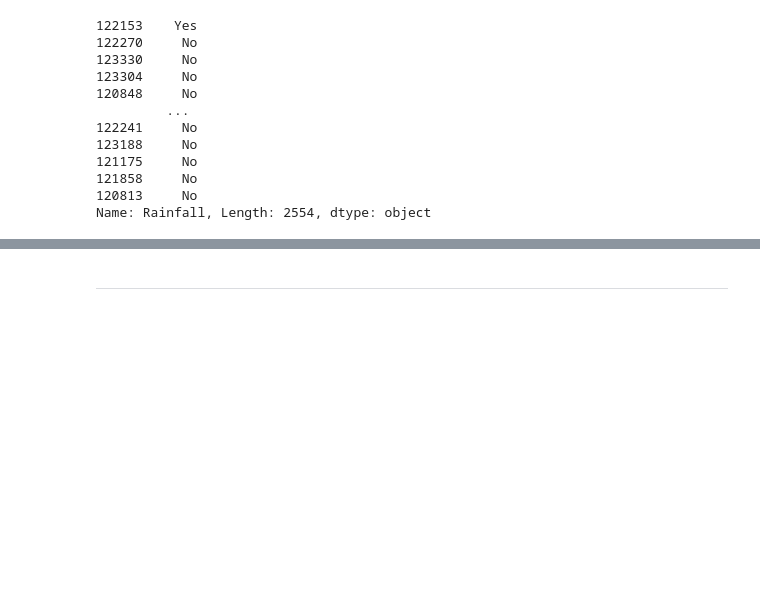
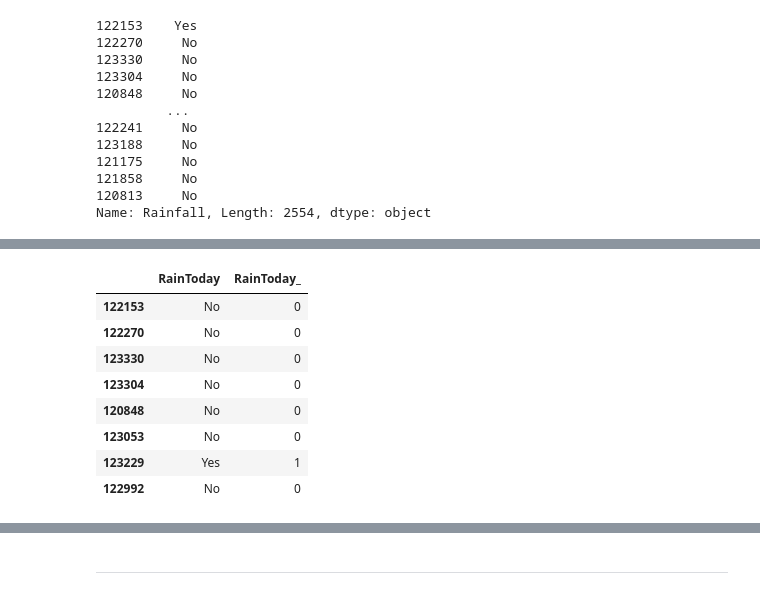
Before and after one commit to poolGolez/project-roosevelt, a Jupyter notebook: will-it-rain-in-perth.ipynb, the cells around one changed output, grey strips where cells are left out. Saved outputs shown, nothing was run; the diff lists cells and outputs as text; code cells hidden in the pictures; blank space fills up the shorter version.

```diff
--- a/will-it-rain-in-perth.ipynb
+++ b/will-it-rain-in-perth.ipynb
@@ -1682,3 +1697,15 @@ Name: Rainfall, Length: 2554, dtype: object
+# %%
+encode_yes_no(X_train, 'RainToday')[['RainToday', 'RainToday_']].head(8)
+# %% [output]
+|  | RainToday | RainToday_ |
+| 122153 | No | 0 |
+| 122270 | No | 0 |
+| 123330 | No | 0 |
+| 123304 | No | 0 |
+| 120848 | No | 0 |
+| 123053 | No | 0 |
+| 123229 | Yes | 1 |
+| 122992 | No | 0 |
 # %%
 def transform_features(X):
     result = X.copy()
```
Also changed, not shown: parts of 5 cells of this notebook.
